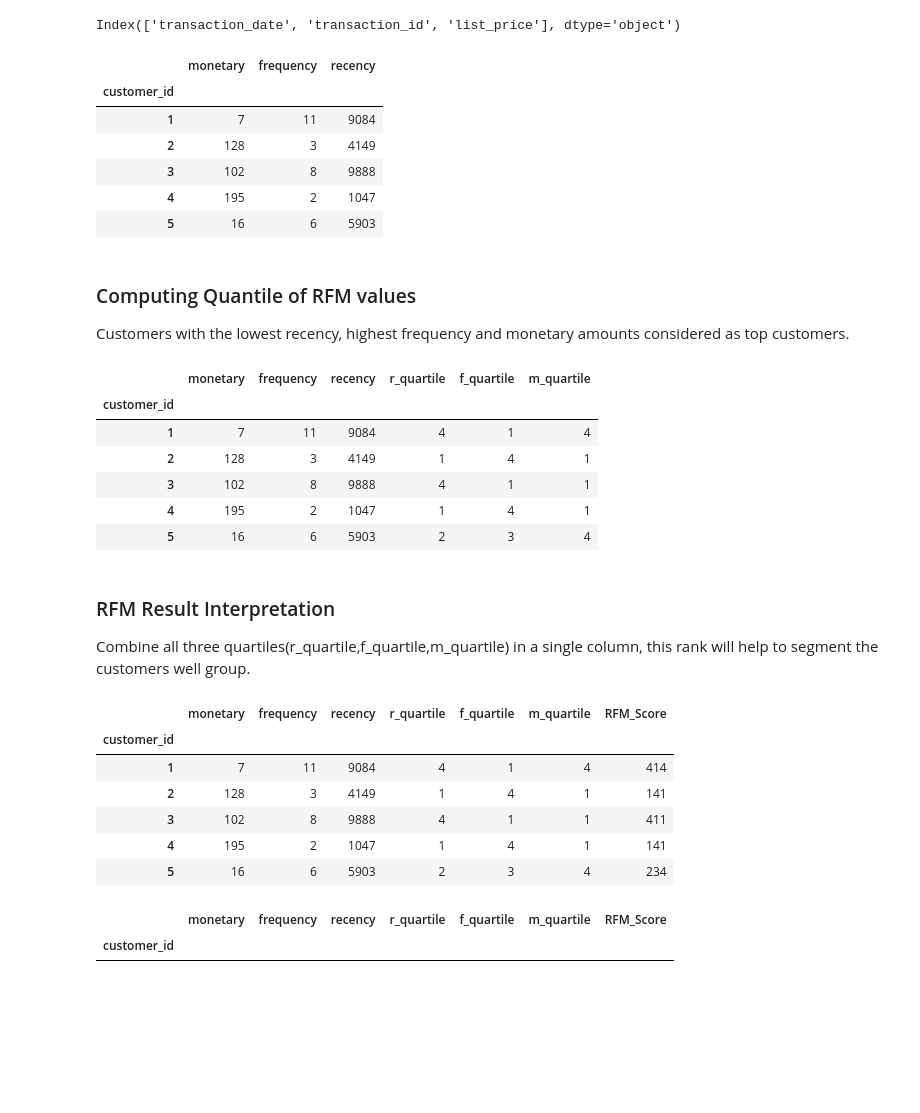
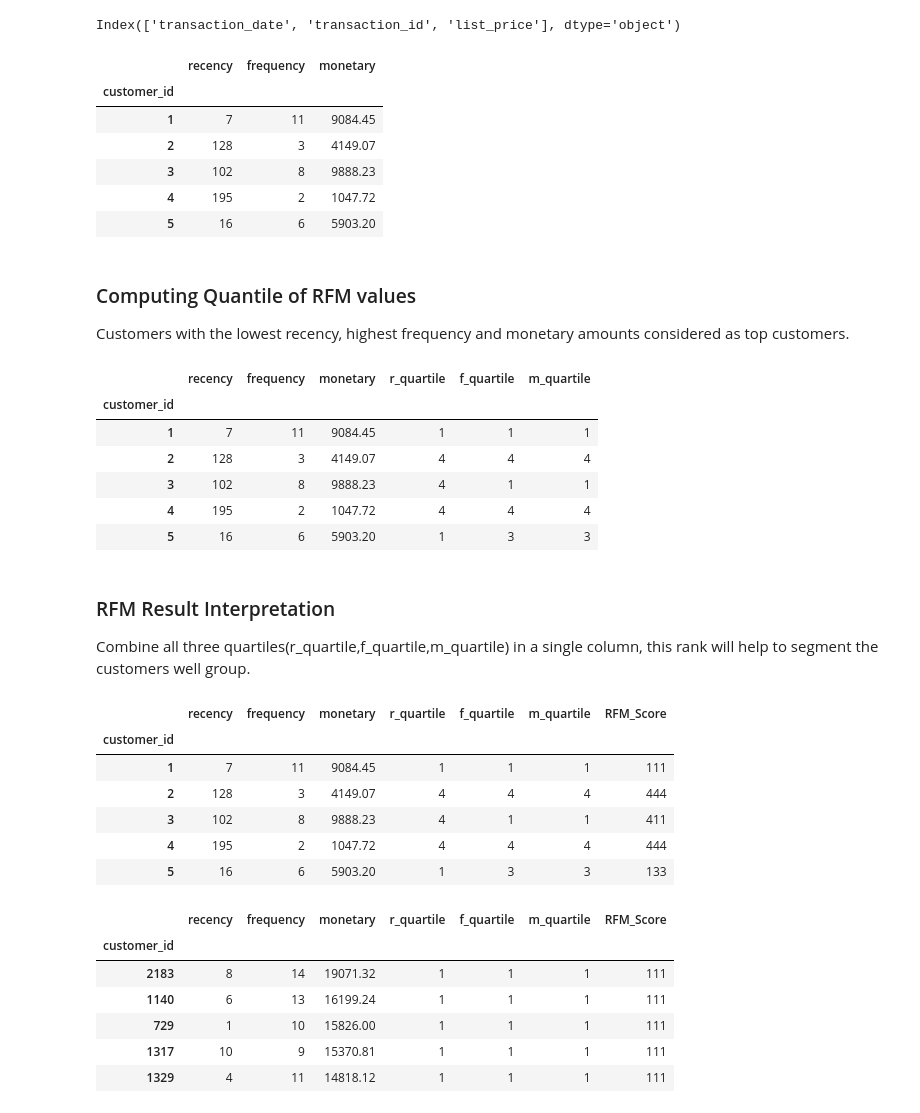
Before and after one commit to jeremychiaa/kpmg-virtual-internship, a Jupyter notebook: sprocket_script.ipynb, the cells around one changed output. Drawn from its saved outputs; the diff is of its cells as text; code cells hidden in the pictures; blank space fills up the shorter version.

Commit message:
rfm top/best customers

```diff
--- a/sprocket_script.ipynb
+++ b/sprocket_script.ipynb
@@ -526,17 +526,17 @@ rfm.columns
 Index(['transaction_date', 'transaction_id', 'list_price'], dtype='object')
 # %%
 # Change column names
-rfm.columns=['monetary','frequency','recency']
-rfm['recency'] = rfm['recency'].astype(int)
+rfm.columns=["recency","frequency","monetary"]
+rfm["recency"] = rfm["recency"].astype(int)
 rfm.head()
 # %% [output]
-|  | monetary | frequency | recency |
+|  | recency | frequency | monetary |
 | customer_id |  |  |  |
-| 1 | 7 | 11 | 9084 |
-| 2 | 128 | 3 | 4149 |
-| 3 | 102 | 8 | 9888 |
-| 4 | 195 | 2 | 1047 |
-| 5 | 16 | 6 | 5903 |
+| 1 | 7 | 11 | 9084.45 |
+| 2 | 128 | 3 | 4149.07 |
+| 3 | 102 | 8 | 9888.23 |
+| 4 | 195 | 2 | 1047.72 |
+| 5 | 16 | 6 | 5903.20 |
 # %% [markdown]
 ### Computing Quantile of RFM values
 Customers with the lowest recency, highest frequency and monetary amounts considered as top customers.
@@ -547,13 +547,13 @@ rfm['f_quartile'] = pd.qcut(rfm['frequency'], 4, ['4','3','2','1'])
 rfm['m_quartile'] = pd.qcut(rfm['monetary'], 4, ['4','3','2','1'])
 rfm.head()
 # %% [output]
-|  | monetary | frequency | recency | r_quartile | f_quartile | m_quartile |
+|  | recency | frequency | monetary | r_quartile | f_quartile | m_quartile |
 | customer_id |  |  |  |  |  |  |
-| 1 | 7 | 11 | 9084 | 4 | 1 | 4 |
-| 2 | 128 | 3 | 4149 | 1 | 4 | 1 |
-| 3 | 102 | 8 | 9888 | 4 | 1 | 1 |
-| 4 | 195 | 2 | 1047 | 1 | 4 | 1 |
-| 5 | 16 | 6 | 5903 | 2 | 3 | 4 |
+| 1 | 7 | 11 | 9084.45 | 1 | 1 | 1 |
+| 2 | 128 | 3 | 4149.07 | 4 | 4 | 4 |
+| 3 | 102 | 8 | 9888.23 | 4 | 1 | 1 |
+| 4 | 195 | 2 | 1047.72 | 4 | 4 | 4 |
+| 5 | 16 | 6 | 5903.20 | 1 | 3 | 3 |
 # %% [markdown]
 ### RFM Result Interpretation
 Combine all three quartiles(r_quartile,f_quartile,m_quartile) in a single column, this rank will help to segment the customers well group.
@@ -561,16 +561,21 @@ Combine all three quartiles(r_quartile,f_quartile,m_quartile) in a single column
 rfm["RFM_Score"] = rfm.r_quartile.astype(str)+ rfm.f_quartile.astype(str) + rfm.m_quartile.astype(str)
 rfm.head()
 # %% [output]
-|  | monetary | frequency | recency | r_quartile | f_quartile | m_quartile | RFM_Score |
+|  | recency | frequency | monetary | r_quartile | f_quartile | m_quartile | RFM_Score |
 | customer_id |  |  |  |  |  |  |  |
-| 1 | 7 | 11 | 9084 | 4 | 1 | 4 | 414 |
-| 2 | 128 | 3 | 4149 | 1 | 4 | 1 | 141 |
-| 3 | 102 | 8 | 9888 | 4 | 1 | 1 | 411 |
-| 4 | 195 | 2 | 1047 | 1 | 4 | 1 | 141 |
-| 5 | 16 | 6 | 5903 | 2 | 3 | 4 | 234 |
+| 1 | 7 | 11 | 9084.45 | 1 | 1 | 1 | 111 |
+| 2 | 128 | 3 | 4149.07 | 4 | 4 | 4 | 444 |
+| 3 | 102 | 8 | 9888.23 | 4 | 1 | 1 | 411 |
+| 4 | 195 | 2 | 1047.72 | 4 | 4 | 4 | 444 |
+| 5 | 16 | 6 | 5903.20 | 1 | 3 | 3 | 133 |
 # %%
-# Filter out Top/Best cusotmers
+# Filter out Top/Best customers
 rfm[rfm["RFM_Score"]=="111"].sort_values('monetary', ascending=False).head()
 # %% [output]
-|  | monetary | frequency | recency | r_quartile | f_quartile | m_quartile | RFM_Score |
+|  | recency | frequency | monetary | r_quartile | f_quartile | m_quartile | RFM_Score |
 | customer_id |  |  |  |  |  |  |  |
+| 2183 | 8 | 14 | 19071.32 | 1 | 1 | 1 | 111 |
+| 1140 | 6 | 13 | 16199.24 | 1 | 1 | 1 | 111 |
+| 729 | 1 | 10 | 15826.00 | 1 | 1 | 1 | 111 |
+| 1317 | 10 | 9 | 15370.81 | 1 | 1 | 1 | 111 |
+| 1329 | 4 | 11 | 14818.12 | 1 | 1 | 1 | 111 |
```
Also changed, not shown: parts of 1 cell of this notebook.
